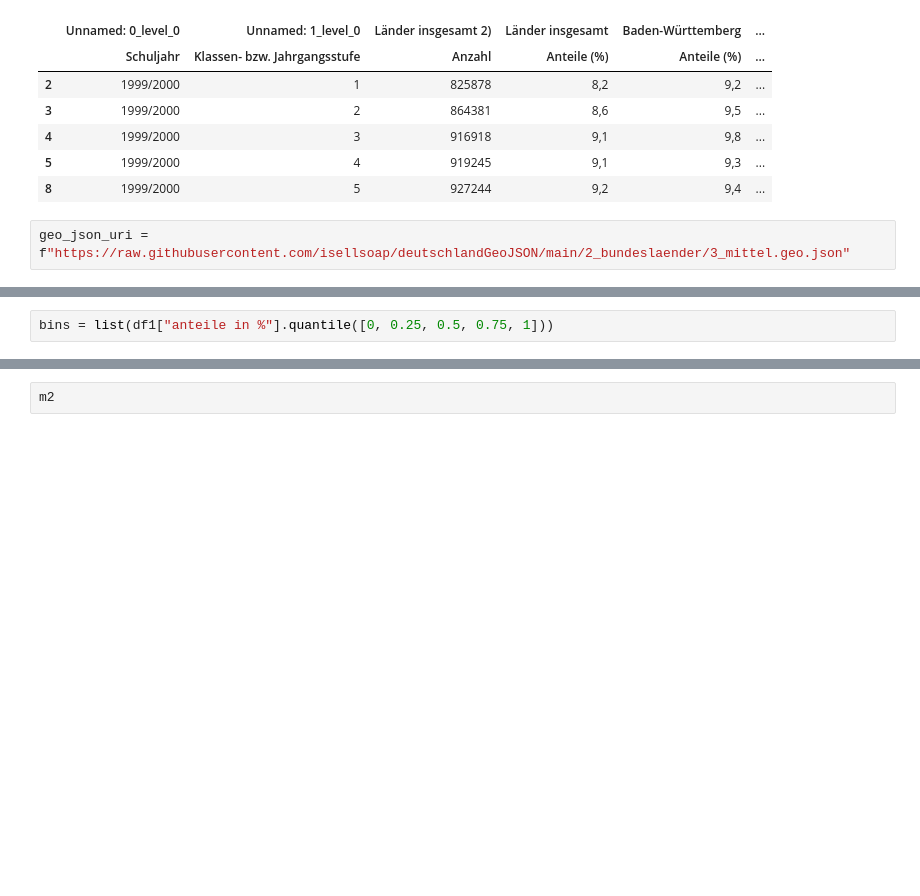
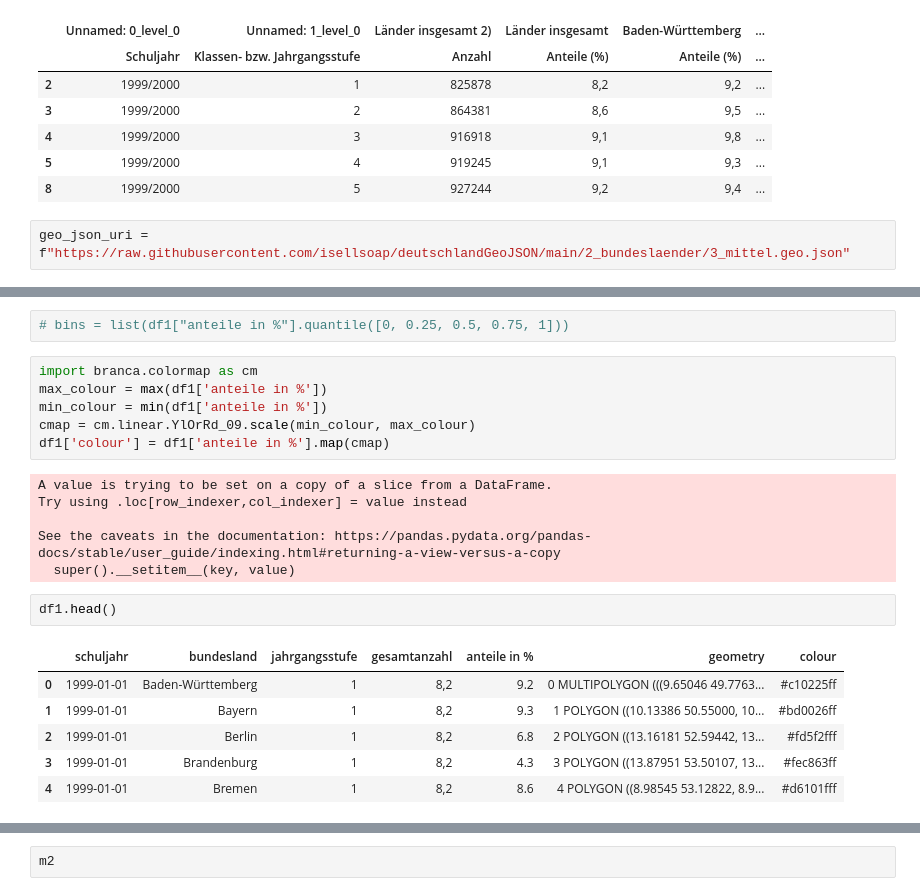
Before and after one commit to Sultanow/dt_society, a Jupyter notebook: python/education-de.ipynb, the cells around one changed output, grey strips where cells are left out. Drawn from its saved outputs; the diff is of its cells as text; blank space fills up the shorter version.

```diff
--- a/python/education-de.ipynb
+++ b/python/education-de.ipynb
@@ -132,2 +105,23 @@ df1
 # %%
-bins = list(df1["anteile in %"].quantile([0, 0.25, 0.5, 0.75, 1]))
+# bins = list(df1["anteile in %"].quantile([0, 0.25, 0.5, 0.75, 1]))
+# %%
+import branca.colormap as cm
+max_colour = max(df1['anteile in %'])
+min_colour = min(df1['anteile in %'])
+cmap = cm.linear.YlOrRd_09.scale(min_colour, max_colour)
+df1['colour'] = df1['anteile in %'].map(cmap)
+# %% [output]
+A value is trying to be set on a copy of a slice from a DataFrame.
+Try using .loc[row_indexer,col_indexer] = value instead
+
+See the caveats in the documentation: https://pandas.pydata.org/pandas-docs/stable/user_guide/indexing.html#returning-a-view-versus-a-copy
+  super().__setitem__(key, value)
+# %%
+df1.head()
+# %% [output]
+|  | schuljahr | bundesland | jahrgangsstufe | gesamtanzahl | anteile in % | geometry | colour |
+| 0 | 1999-01-01 | Baden-Württemberg | 1 | 8,2 | 9.2 | 0 MULTIPOLYGON (((9.65046 49.7763... | #c10225ff |
+| 1 | 1999-01-01 | Bayern | 1 | 8,2 | 9.3 | 1 POLYGON ((10.13386 50.55000, 10... | #bd0026ff |
+| 2 | 1999-01-01 | Berlin | 1 | 8,2 | 6.8 | 2 POLYGON ((13.16181 52.59442, 13... | #fd5f2fff |
+| 3 | 1999-01-01 | Brandenburg | 1 | 8,2 | 4.3 | 3 POLYGON ((13.87951 53.50107, 13... | #fec863ff |
+| 4 | 1999-01-01 | Bremen | 1 | 8,2 | 8.6 | 4 POLYGON ((8.98545 53.12822, 8.9... | #d6101fff |
```
Also changed, not shown: parts of 17 cells of this notebook.
